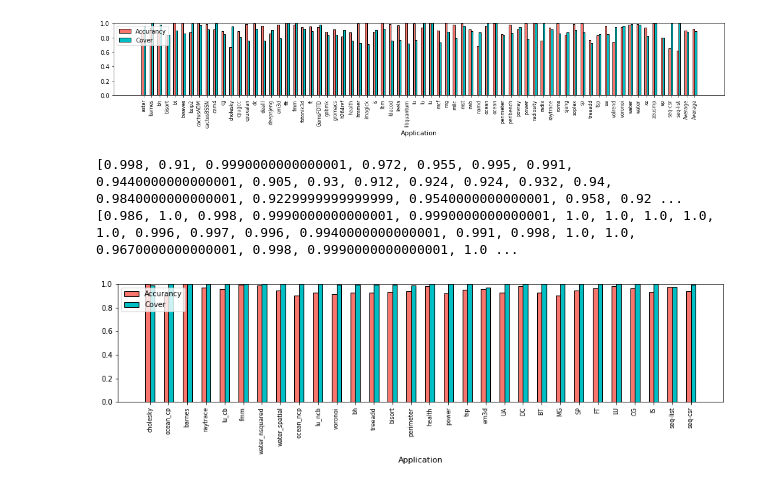
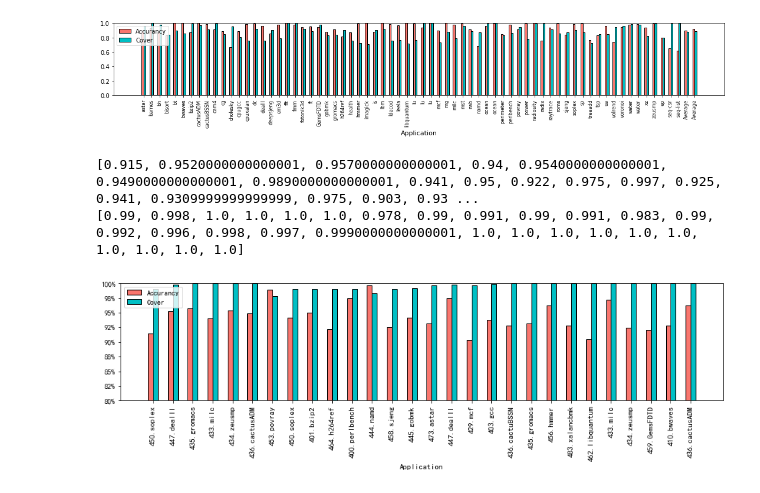
Before and after one commit to SeanLi-OI/mem-pattern-recognition, a Jupyter notebook: new_bench/paint.ipynb, the cells around one changed output. Drawn from its saved outputs; the diff is of its cells as text; code cells hidden in the pictures.

```diff
--- a/new_bench/paint.ipynb
+++ b/new_bench/paint.ipynb
@@ -235,6 +209,7 @@ plt.show()
 # %%
 import numpy as np
 import matplotlib.pyplot as plt
+from matplotlib import ticker
 covss=[[],[]]
 appss=[[],[]]
 accss=[[],[]]
@@ -250,43 +225,70 @@ with open("/data/lixiang/mem-pattern-recognition/new_bench/all.res") as f:
         accss[id].append(float(acc[:-1])/100.0)
 
 isSPEC=1
+isSPEC2=0
 covs=covss[isSPEC]
 accs=accss[isSPEC]
 apps=appss[isSPEC]
+if isSPEC == 1:
+    covsss=[]
+    accsss=[]
+    appsss=[]
+    if isSPEC2 == 1:
+        for i in range(len(apps)):
+            if apps[i][-2:]=="_r":
+                covsss.append(covs[i])
+                accsss.append(accs[i])
+                appsss.append(apps[i])
+    else:
+        for i in range(len(apps)):
+            if apps[i][-2:]!="_r":
+                covsss.append(covs[i])
+                accsss.append(accs[i])
+                appsss.append(apps[i])
+    covs=covsss
+    accs=accsss
+    apps=appsss
 
 
 plt.figure(figsize=(15, 3))
 x = np.arange(0, len(apps)*2, 2)
 width = 0.5
 x1 = x-width/2
 x2 = x+width/2
 y1 = accs
 y2 = covs
 print(y1)
 print(y2)
 plt.bar(x1, y1, width=0.5, label='Accurancy',
         color='#f9766e', edgecolor='k', zorder=2)
 plt.bar(x2, y2, width=0.5, label='Cover',
         color='#00bfc4', edgecolor='k', zorder=2)
 plt.xlabel('Application', fontsize=11)
 # plt.ylabel('Accuracy',fontsize=11)
 plt.legend(loc='upper left')
 # plt.grid(ls='--',alpha=8)
-plt.xticks(x, apps, fontsize=8, rotation=90)
+plt.xticks(x, apps, fontsize=11, rotation=90)
 # plt.tick_params(axis='x',length=0)
 # mn = min([min(y1), min(y2)])
 # mx = max([max(y1), max(y2)])
 plt.ylim(ymin=0.0,ymax=1.0)
 plt.gca().set_aspect('auto')
-plt.gca().set_ylim(0.0,1.0)
-# plt.ylim(0.0, 1.0)
+plt.gca().set_ylim(0.8,1.0)
+plt.gca().yaxis.set_major_formatter(ticker.PercentFormatter(xmax=1,decimals=0))
+# plt.ylim(0.5, 1.0)
 # plt.yticks(np.arange(0.8, 1.01, 0.05))
 
 # plt.tight_layout()
 # plt.savefig('bar2.png', dpi=100)
 # plt.show()
-plt.savefig('barSPEC.pdf',format='pdf',bbox_inches='tight')
+if isSPEC:
+    if isSPEC2:
+        plt.savefig('barSPEC2.pdf',format='pdf',bbox_inches='tight')
+    else:
+        plt.savefig('barSPEC1.pdf',format='pdf',bbox_inches='tight')
+else:
+    plt.savefig('barOTHER.pdf',format='pdf',bbox_inches='tight')
 # %% [output]
-[0.998, 0.91, 0.9990000000000001, 0.972, 0.955, 0.995, 0.991, 0.9440000000000001, 0.905, 0.93, 0.912, 0.924, 0.924, 0.932, 0.94, 0.9840000000000001, 0.9229999999999999, 0.9540000000000001, 0.958, 0.92 ...
-[0.986, 1.0, 0.998, 0.9990000000000001, 0.9990000000000001, 1.0, 1.0, 1.0, 1.0, 1.0, 0.996, 0.997, 0.996, 0.9940000000000001, 0.991, 0.998, 1.0, 1.0, 0.9670000000000001, 0.998, 0.9990000000000001, 1.0 ...
+[0.915, 0.9520000000000001, 0.9570000000000001, 0.94, 0.9540000000000001, 0.9490000000000001, 0.9890000000000001, 0.941, 0.95, 0.922, 0.975, 0.997, 0.925, 0.941, 0.9309999999999999, 0.975, 0.903, 0.93 ...
+[0.99, 0.998, 1.0, 1.0, 1.0, 1.0, 0.978, 0.99, 0.991, 0.99, 0.991, 0.983, 0.99, 0.992, 0.996, 0.998, 0.997, 0.9990000000000001, 1.0, 1.0, 1.0, 1.0, 1.0, 1.0, 1.0, 1.0, 1.0, 1.0]
-[figure, old version]
+[figure, new version]
```
Also changed, not shown: parts of 1 cell of this notebook, 6 other files.
